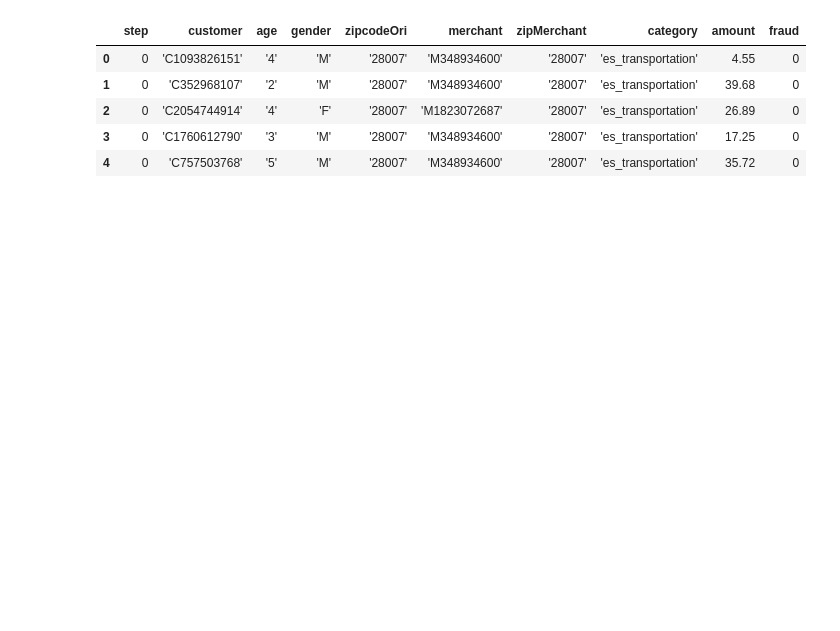
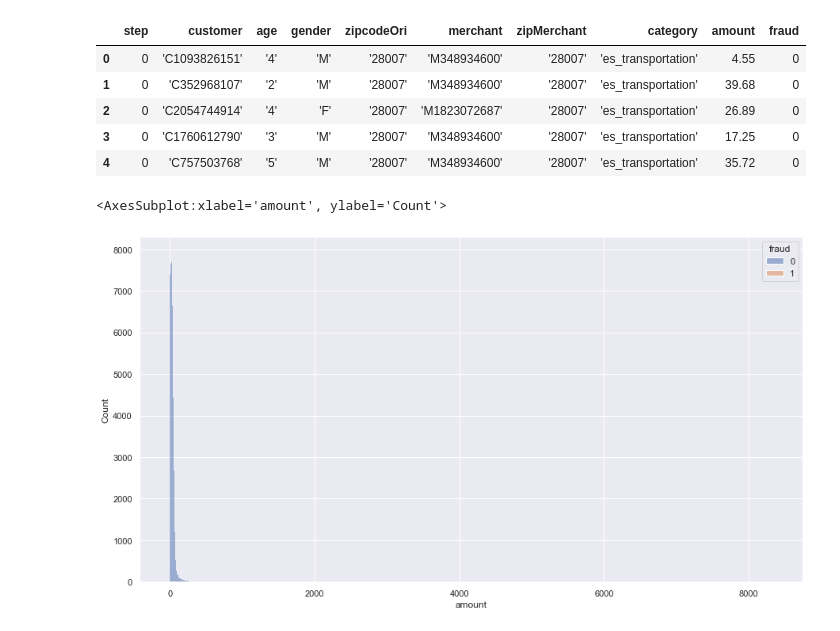
Before and after one commit to IanMMuldoon/FinFraud, a Jupyter notebook: eda.ipynb, the cells around one changed output. Saved outputs shown, nothing was run; the diff lists cells and outputs as text; code cells hidden in the pictures; blank space fills up the shorter version.

```diff
--- a/eda.ipynb
+++ b/eda.ipynb
@@ -7,7 +7,7 @@ import sklearn as sk
 import seaborn as sns
 # %%
 df = pd.read_csv("data/bs.csv")
-df = df[~df.category.isin(["'es_transportation'", "'es_food'", "'es_contents'"])]
+#df = df[~df.category.isin(["'es_transportation'", "'es_food'", "'es_contents'"])]
 df.head()
 # %% [output]
 |  | step | customer | age | gender | zipcodeOri | merchant | zipMerchant | category | amount | fraud |
@@ -20,0 +19,7 @@ sk.preprocessing.OneHotEncoder(categories='auto')
+# %%
+sns.set(rc = {'figure.figsize':(15,8)})
+# %%
+sns.histplot(data=df, x="amount", hue="fraud")
+# %% [output]
+<AxesSubplot:xlabel='amount', ylabel='Count'>
+[figure, added]
```
Also changed, not shown: parts of 8 cells of this notebook, 1 other file.
